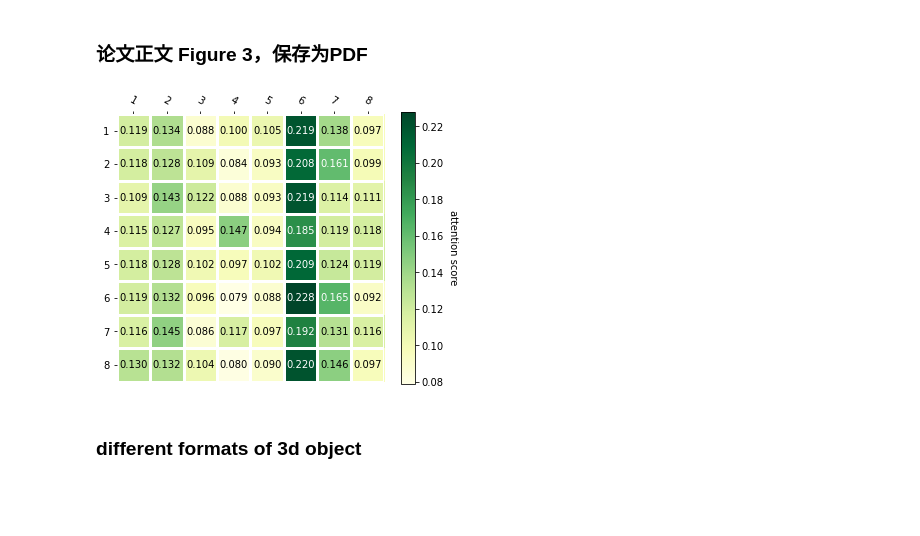
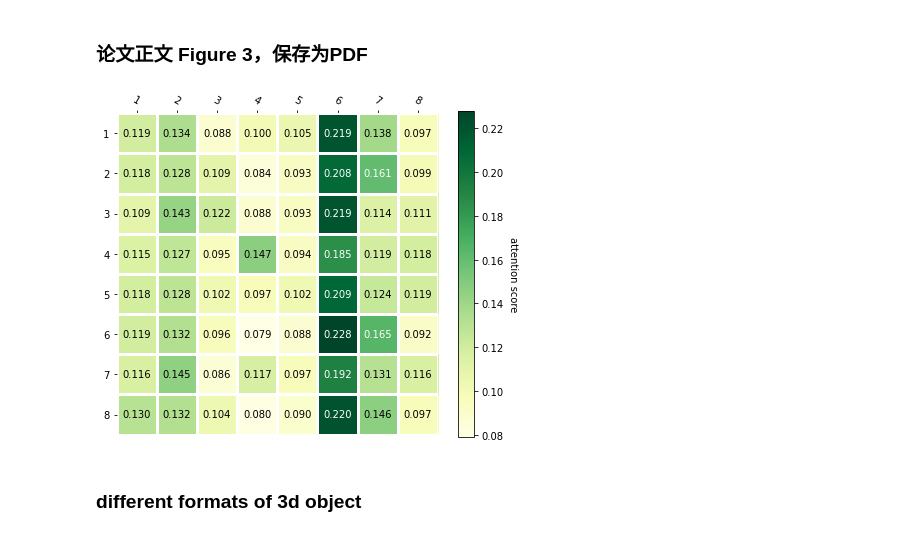
Before and after one commit to auniquesun/VSFormer, a Jupyter notebook: notebook/visualize.ipynb, the cells around one changed output. Saved outputs shown, nothing was run; the diff lists cells and outputs as text; code cells hidden in the pictures; blank space fills up the shorter version.

```diff
--- a/notebook/visualize.ipynb
+++ b/notebook/visualize.ipynb
@@ -27,7 +27,7 @@ sv_classifier = BaseImageClassifier(
 num_layers = 4
 num_views = 8
 clshead_layers = 1
-model = ViewFormer(
+model = MultiViewTransformer(
     sv_classifier.feature_extractor, base_feature_dim=512,
     num_layers=num_layers, num_heads=8,
     num_channels=512, widening_factor=2,
@@ -873,18 +879,19 @@ attentions = np.array(scores)
 # %%
 num_views = 8
 view_ids = list(range(1,num_views+1))
 
-fig, ax = plt.subplots(figsize=(6,5))
+fig, ax = plt.subplots(figsize=(7.2,6))
 
 # 好像是网络没训练的原因，看不出来有什么规律，另外还得可视化一下 20 views
 im, cbar = heatmap(attentions, view_ids, view_ids, ax=ax,
                    cmap="YlGn", cbarlabel="attention score")
 texts = annotate_heatmap(im, valfmt="{x:.3f}")
 
 plt.show()
-fig.savefig('images/8airplanes_attn_map.pdf', dpi=400.0, bbox_inches='tight')
+# 看不出来 padding 这个参数的区别
+fig.savefig('images/8airplanes_attn_map.pdf', dpi=400.0, bbox_inches='tight', padding=1.0)
 # %% [output]
-[figure, old version]
+[figure, new version]
 # %% [markdown]
 ### different formats of 3d object
 # %%
```
Also changed, not shown: parts of 135 cells of this notebook.
